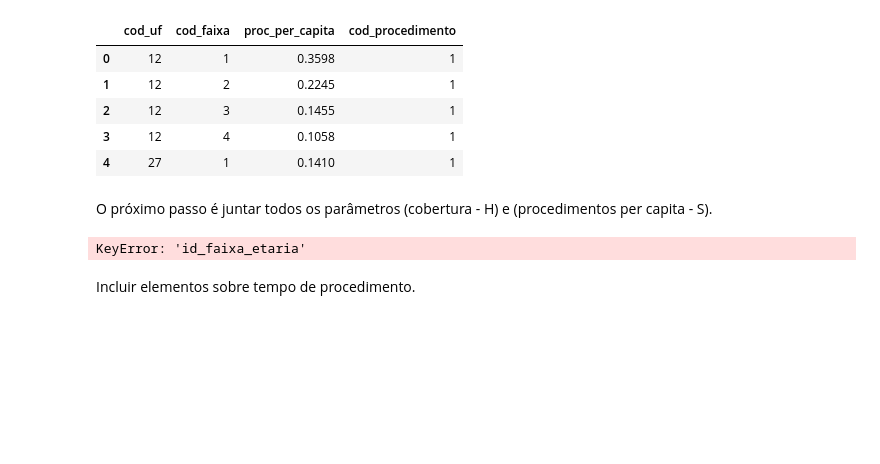
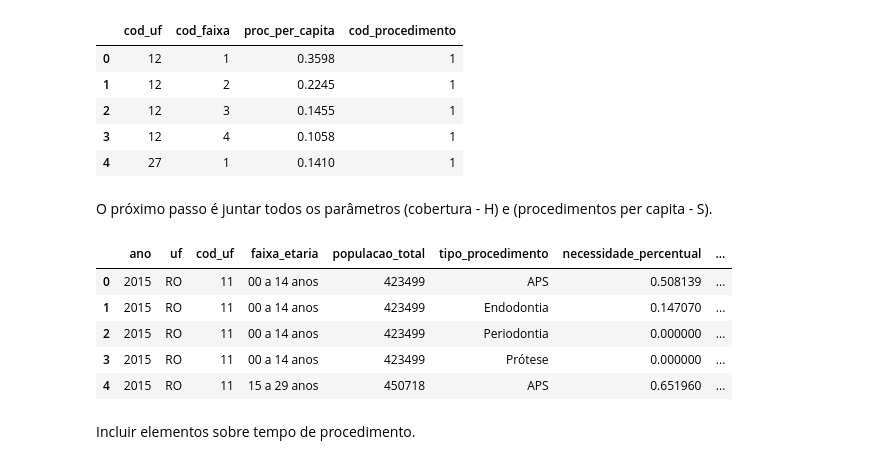
Before and after one commit to danielppagotto/saude_bucal, a Jupyter notebook: 10_sisdim/sisdim_racional_sb.ipynb, the cells around one changed output. Saved outputs shown, nothing was run; the diff lists cells and outputs as text; code cells hidden in the pictures; blank space fills up the shorter version.

Commit message:
fix: correcao de bug no merge de cobertura e percapita

```diff
--- a/10_sisdim/sisdim_racional_sb.ipynb
+++ b/10_sisdim/sisdim_racional_sb.ipynb
@@ -118,23 +123,33 @@ O próximo passo é juntar todos os parâmetros (cobertura - H) e (procedimentos
 # %%
 producao_completa = (
     populacao_cobertura
-    .merge(percapita, on=["cod_uf", "id_faixa_etaria", "cod_procedimento"], how="left")
+    .merge(
+        percapita,
+        left_on=["cod_uf", "id_faixa_etaria", "cod_procedimento"],
+        right_on=["cod_uf", "cod_faixa", "cod_procedimento"],
+        how="left"
+    )
     .assign(
         necessidade_procedimentos=lambda d: d["necessidade_populacao"] * d["proc_per_capita"]
     )
     .rename(columns={
         "total": "populacao_total",
         "perc_necessidade": "necessidade_percentual",
         "proc_per_capita": "procedimentos_por_individuo",
         "necessidade_procedimentos": "total_procedimentos_necessario"
     })
     [["ano", "uf", "cod_uf", "faixa_etaria", "populacao_total", "tipo_procedimento",
       "necessidade_percentual", "necessidade_populacao", "procedimentos_por_individuo",
       "total_procedimentos_necessario"]]
-)
+ )
 producao_completa.head()
 # %% [output]
-KeyError: 'id_faixa_etaria'
+|  | ano | uf | cod_uf | faixa_etaria | populacao_total | tipo_procedimento | necessidade_percentual | ... |
+| 0 | 2015 | RO | 11 | 00 a 14 anos | 423499 | APS | 0.508139 | ... |
+| 1 | 2015 | RO | 11 | 00 a 14 anos | 423499 | Endodontia | 0.147070 | ... |
+| 2 | 2015 | RO | 11 | 00 a 14 anos | 423499 | Periodontia | 0.000000 | ... |
+| 3 | 2015 | RO | 11 | 00 a 14 anos | 423499 | Prótese | 0.000000 | ... |
+| 4 | 2015 | RO | 11 | 15 a 29 anos | 450718 | APS | 0.651960 | ... |
 # %% [markdown]
 Incluir elementos sobre tempo de procedimento.
 # %%
```
Also changed, not shown: parts of 3 cells of this notebook.
